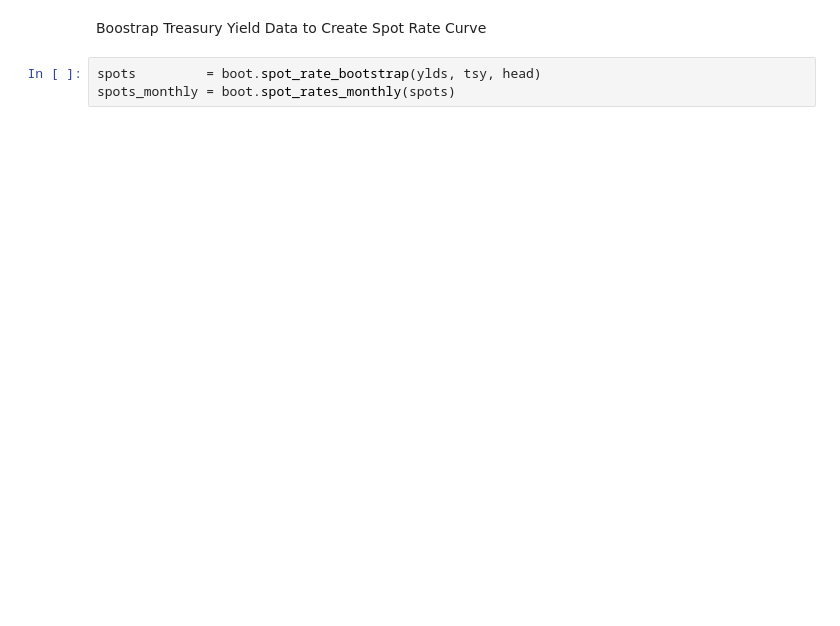
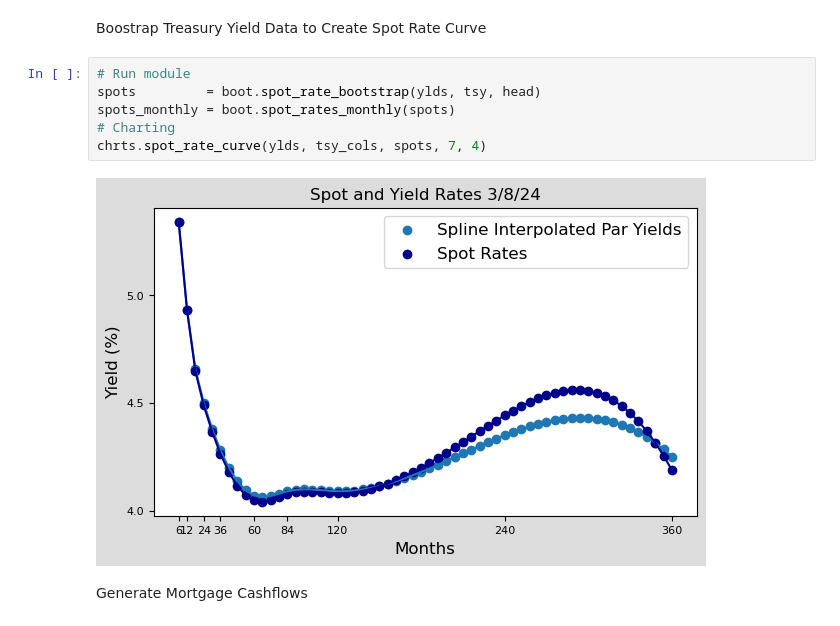
Before and after one commit to wrcarpenter/Z-Spread, a Jupyter notebook: z_spread.ipynb, the cells around one changed output. Drawn from its saved outputs; the diff is of its cells as text; blank space fills up the shorter version.

```diff
--- a/z_spread.ipynb
+++ b/z_spread.ipynb
@@ -29,5 +40,12 @@ ylds = boot.interpolate_yields(tsy, head)
 # %% [markdown]
 Boostrap Treasury Yield Data to Create Spot Rate Curve
 # %%
+# Run module
 spots         = boot.spot_rate_bootstrap(ylds, tsy, head)
 spots_monthly = boot.spot_rates_monthly(spots)
+# Charting
+chrts.spot_rate_curve(ylds, tsy_cols, spots, 7, 4)
+# %% [output]
+[figure, added]
+# %% [markdown]
+Generate Mortgage Cashflows
```
Also changed, not shown: parts of 7 cells of this notebook.
